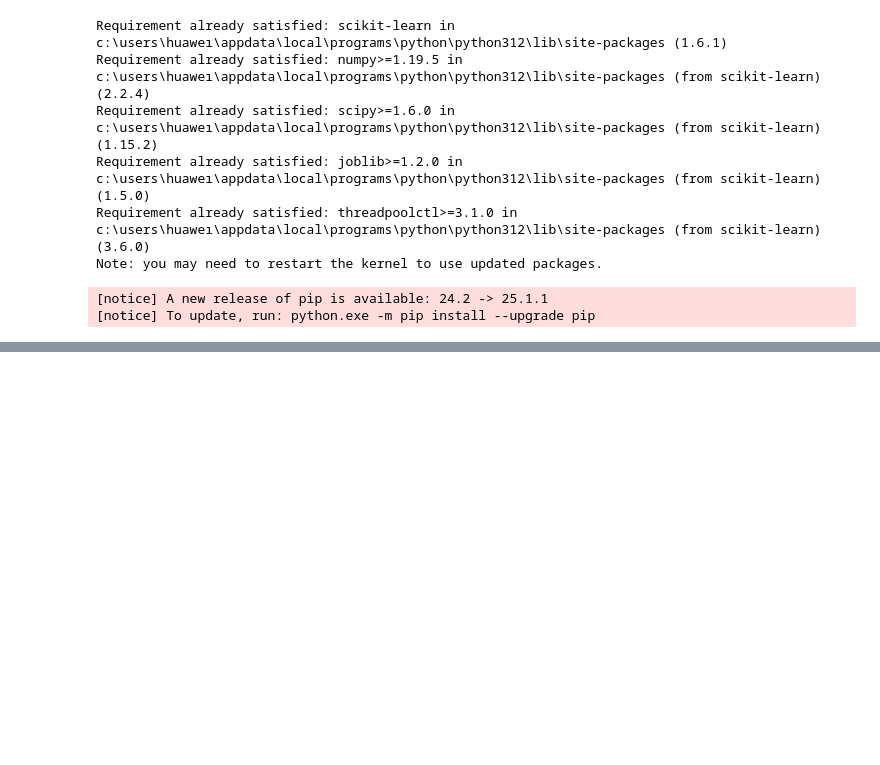
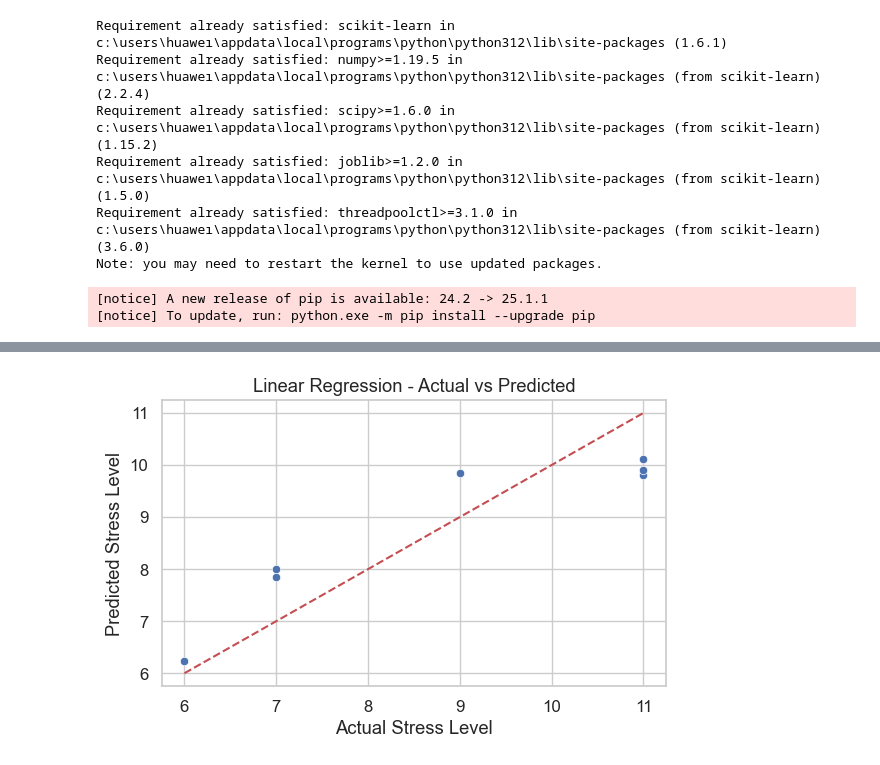
Before and after one commit to PelinAvramoglu/stresslevelanalysis, a Jupyter notebook: dsa-project.ipynb, the cells around one changed output, grey strips where cells are left out. Saved outputs shown, nothing was run; the diff lists cells and outputs as text; code cells hidden in the pictures; blank space fills up the shorter version.

```diff
--- a/dsa-project.ipynb
+++ b/dsa-project.ipynb
@@ -326,0 +247,90 @@ KNN Regression (k=3) - MSE: 1.127, R2: 0.727
+# %%
+import pandas as pd
+import numpy as np
+import matplotlib.pyplot as plt
+import seaborn as sns
+
+from sklearn.model_selection import train_test_split
+from sklearn.preprocessing import StandardScaler
+from sklearn.linear_model import LinearRegression
+from sklearn.neighbors import KNeighborsRegressor
+from sklearn.svm import SVR
+from sklearn.ensemble import RandomForestRegressor
+from sklearn.neural_network import MLPRegressor
+from sklearn.metrics import mean_absolute_error, mean_squared_error, r2_score
+
+# Load the dataset
+df = pd.read_excel("stresslevel.xlsx")
+
+# Drop missing values
+df.dropna(inplace=True)
+
+# ✅ Feature and target column names (corrected)
+feature_columns = ['StudyDuration', 'SleepDuration', 'CaffeineIntake', 'DaysUntilExam']
+target_column = 'StressLevelAfter'
+
+# Define features (X) and target (y)
+X = df[feature_columns]
+y = df[target_column]
+
+# Train-test split
+X_train, X_test, y_train, y_test = train_test_split(X, y, test_size=0.2, random_state=42)
+
+# Feature scaling
+scaler = StandardScaler()
+X_train_scaled = scaler.fit_transform(X_train)
+X_test_scaled = scaler.transform(X_test)
+
+# Define models
+models = {
+    'Linear Regression': LinearRegression(),
+    'k-Nearest Neighbors': KNeighborsRegressor(n_neighbors=5),
+    'Support Vector Regression': SVR(kernel='rbf'),
+    'Random Forest': RandomForestRegressor(n_estimators=100, random_state=42),
+    'Neural Network': MLPRegressor(hidden_layer_sizes=(64, 32), max_iter=1000, random_state=42)
+}
+
+results = {}
+
+# Train and evaluate
+for name, model in models.items():
+    model.fit(X_train_scaled, y_train)
+    y_pred = model.predict(X_test_scaled)
+
+    # Evaluation metrics
+    mae = mean_absolute_error(y_test, y_pred)
+    rmse = np.sqrt(mean_squared_error(y_test, y_pred))
+    r2 = r2_score(y_test, y_pred)
+    results[name] = {'MAE': mae, 'RMSE': rmse, 'R²': r2}
+
+    # Plot predictions vs actual
+    plt.figure(figsize=(6, 4))
+    sns.scatterplot(x=y_test, y=y_pred)
+    plt.plot([y_test.min(), y_test.max()], [y_test.min(), y_test.max()], 'r--')
+    plt.xlabel("Actual Stress Level")
+    plt.ylabel("Predicted Stress Level")
+    plt.title(f"{name} - Actual vs Predicted")
+    plt.tight_layout()
+    plt.show()
+
+# Results as DataFrame
+results_df = pd.DataFrame(results).T
+print("\n📊 Model Performance Summary:")
+print(results_df.round(3))
+
+# Bar plot for model comparison
+results_df[['MAE', 'RMSE']].plot(kind='bar', figsize=(10, 5))
+plt.title('Model Error Comparison (Lower is better)')
+plt.ylabel('Error')
+plt.xticks(rotation=45)
+plt.tight_layout()
+plt.show()
+
+results_df['R²'].plot(kind='bar', color='green', figsize=(8, 4))
+plt.title('R² Score Comparison (Higher is better)')
+plt.ylabel('R² Score')
+plt.xticks(rotation=45)
+plt.tight_layout()
+plt.show()
+# %% [output]
+[figure, added]
```
Also changed, not shown: parts of 4 cells of this notebook.
